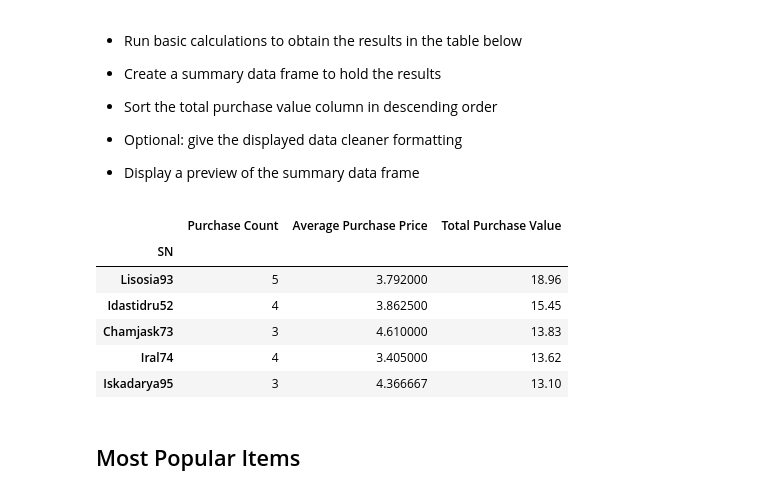
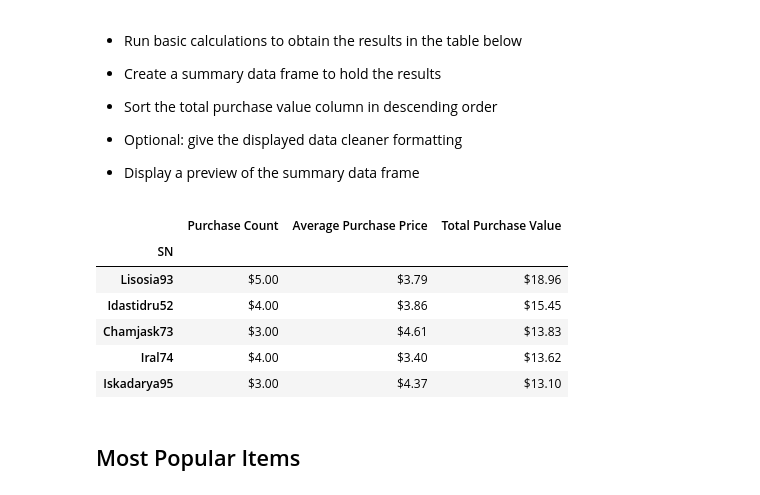
Before and after one commit to KenSikes/pandas-challenge, a Jupyter notebook: HeroesOfPymoli/HeroesOfPymoli.ipynb, the cells around one changed output. Cells and saved outputs as stored; diff of their text form; code cells hidden in the pictures.

```diff
--- a/HeroesOfPymoli/HeroesOfPymoli.ipynb
+++ b/HeroesOfPymoli/HeroesOfPymoli.ipynb
@@ -282,42 +276,41 @@ age_purchase_analysis.style.format({"Average Purchase Price":"${:.2f}",
 # %%
 #for the top 5 players
 #need purchase count
 #need to get screen names as well
 player_sn = purchase_data.groupby("SN")
 #count of purchase by player
 player_purchase_count = player_sn["Purchase ID"].count()
 player_purchase_count
 #average purchase price
 avg_purchase_player = player_sn["Price"].mean()
 avg_purchase_player
 #total purchase value
 total_purchase_player = player_sn["Price"].sum()
 total_purchase_player
 
 #need to put this in a df then can sort to show top spenders
 top_spenders = pd.DataFrame({"Purchase Count": player_purchase_count,
                             "Average Purchase Price": avg_purchase_player,
                             "Total Purchase Value": total_purchase_player})
 
 top_spenders
 
 #still need to sort
 sorted_players = top_spenders.sort_values(["Total Purchase Value"], ascending = False)
 sorted_players.head()
 
 #finish with style
-sorted_players.style.format({"Average Purchase Price": "${:.2f}",
-                            "Total Purchase Value": "${:.2f}"})
-
-sorted_players.head()
+sorted_players.head().style.format({"Average Purchase Price": "${:.2f}",
+                            "Total Purchase Value": "${:.2f}",
+                            "Purchase Count": "${:.2f}"})
 # %% [output]
 |  | Purchase Count | Average Purchase Price | Total Purchase Value |
 | SN |  |  |  |
-| Lisosia93 | 5 | 3.792000 | 18.96 |
-| Idastidru52 | 4 | 3.862500 | 15.45 |
-| Chamjask73 | 3 | 4.610000 | 13.83 |
-| Iral74 | 4 | 3.405000 | 13.62 |
-| Iskadarya95 | 3 | 4.366667 | 13.10 |
+| Lisosia93 | $5.00 | $3.79 | $18.96 |
+| Idastidru52 | $4.00 | $3.86 | $15.45 |
+| Chamjask73 | $3.00 | $4.61 | $13.83 |
+| Iral74 | $4.00 | $3.40 | $13.62 |
+| Iskadarya95 | $3.00 | $4.37 | $13.10 |
 # %% [markdown]
 ## Most Popular Items
 # %% [markdown]
```
Also changed, not shown: parts of 5 cells of this notebook.
